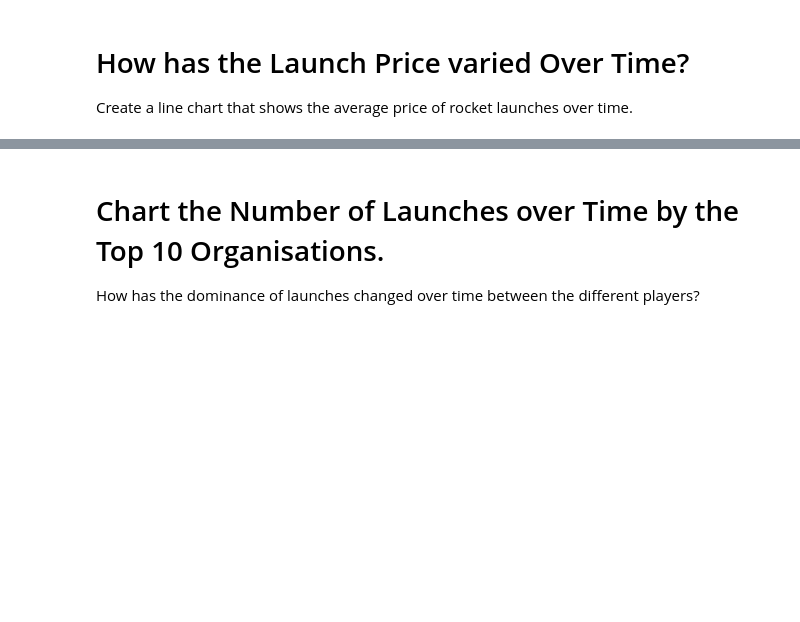
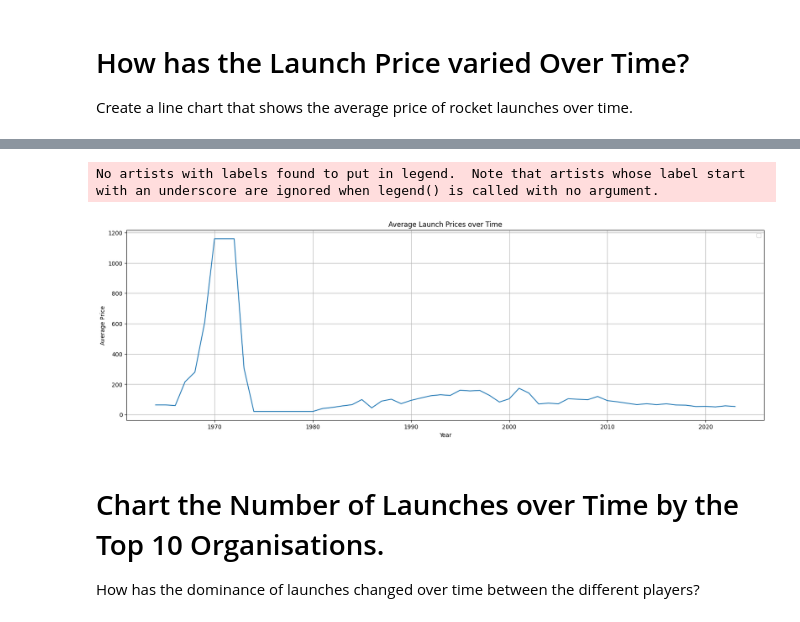
Before and after one commit to johnpapwinter/space-race-data-analysis, a Jupyter notebook: Space_Missions_Analysis.ipynb, the cells around one changed output, grey strips where cells are left out. Saved outputs shown, nothing was run; the diff lists cells and outputs as text; code cells hidden in the pictures; blank space fills up the shorter version.

Commit message:
launch price over time

```diff
--- a/Space_Missions_Analysis.ipynb
+++ b/Space_Missions_Analysis.ipynb
@@ -661,3 +661,9 @@ df['date'].dt.month.value_counts().sort_index().plot(kind='bar', grid=True, xlab
 # How has the Launch Price varied Over Time?
 
 Create a line chart that shows the average price of rocket launches over time.
+# %%
+df_clean = df[df['price'] > 0].reset_index()
+df_clean = pd.DataFrame({'date': df_clean['date'].dt.year,
+                       'price': df_clean['price']})
+# %%
+average_price_per_year = df_clean.groupby('date')['price'].mean().reset_index().sort_index()
@@ -664,3 +690,15 @@ Create a line chart that shows the average price of rocket launches over time.
+# %%
+plt.figure(figsize=(20,6))
+plt.plot(average_price_per_year['date'], average_price_per_year['price'])
+plt.xlabel('Year')
+plt.ylabel('Average Price')
+plt.title('Average Launch Prices over Time')
+plt.legend()
+plt.grid(True)
+plt.show()
+# %% [output]
+No artists with labels found to put in legend.  Note that artists whose label start with an underscore are ignored when legend() is called with no argument.
+[figure, added]
 # %% [markdown]
 # Chart the Number of Launches over Time by the Top 10 Organisations.
 
```
Also changed, not shown: parts of 1 cell of this notebook.
